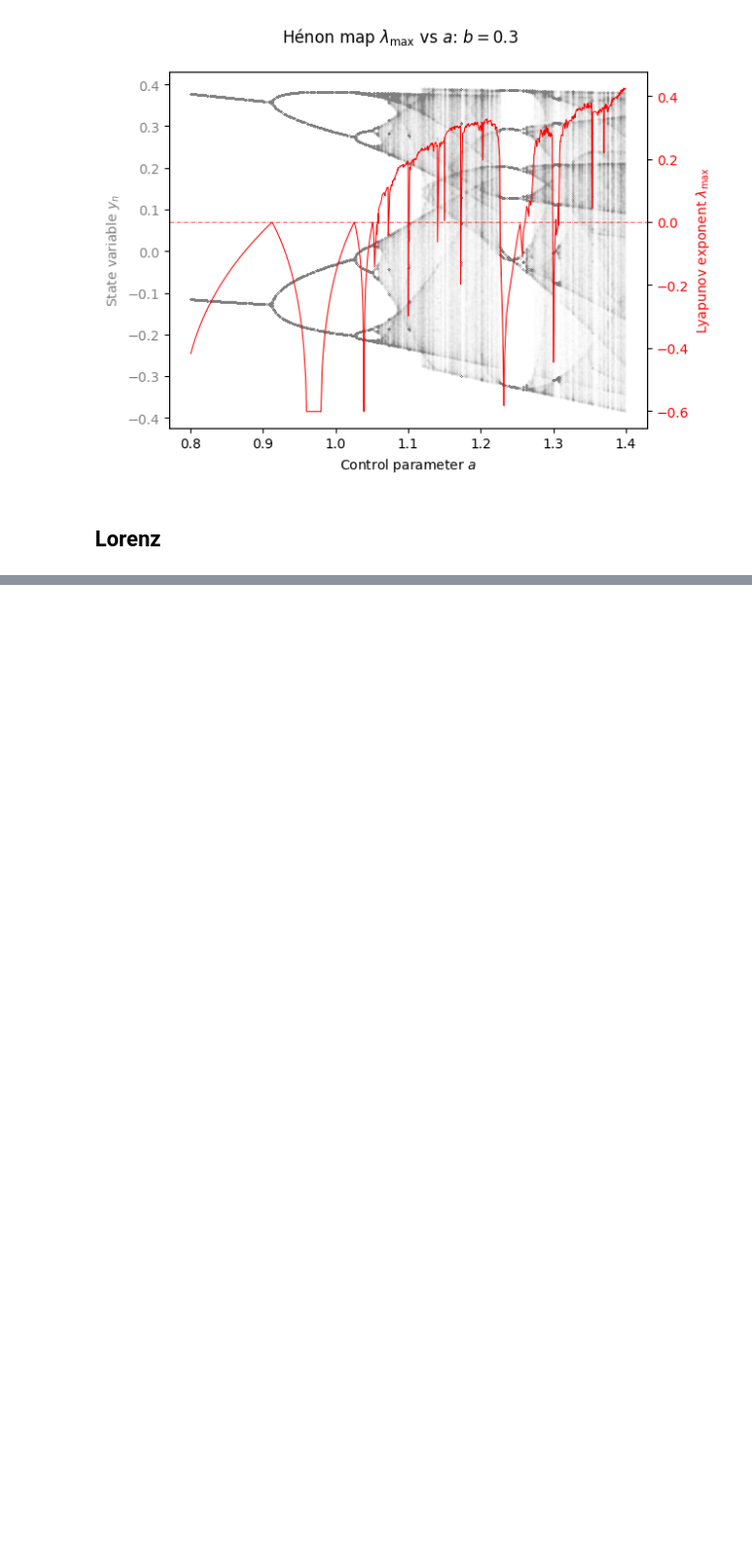
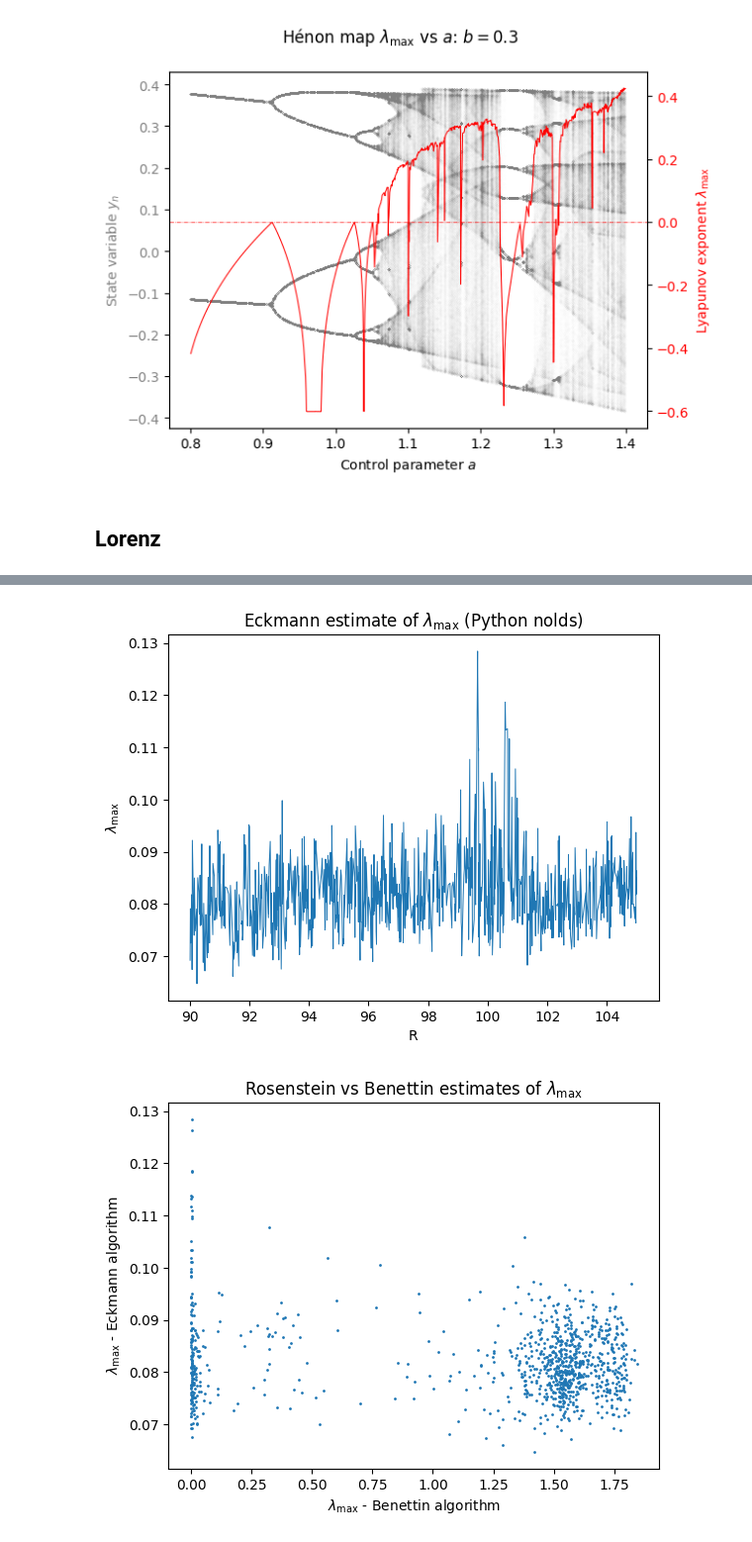
Before and after one commit to colinstephen/topological_divergences, a Jupyter notebook: chapter_figures.ipynb, the cells around one changed output, grey strips where cells are left out. Shown at 99% size. Saved outputs shown, nothing was run; the diff lists cells and outputs as text; code cells hidden in the pictures; blank space fills up the shorter version.

```diff
--- a/chapter_figures.ipynb
+++ b/chapter_figures.ipynb
@@ -272,0 +344,2 @@ plt.show()
+# %%
+lorenz_eckmann_estimates = [lyap_e(ts)[0] for ts in lorenz_trajectories]
@@ -272,0 +400,15 @@ plt.show()
+# %%
+plt.plot(lorenz_rho_values, lorenz_eckmann_estimates, lw=0.7)
+plt.xlabel("R")
+plt.ylabel("$\lambda_{\max}$")
+plt.title("Eckmann estimate of $\lambda_{\max}$ (Python nolds)")
+plt.show()
+
+plt.scatter(lorenz_lces, lorenz_eckmann_estimates, s=1)
+plt.xlabel("$\lambda_{\max}$ - Benettin algorithm")
+plt.ylabel("$\lambda_{\max}$ - Eckmann algorithm")
+plt.title("Rosenstein vs Benettin estimates of $\lambda_{\max}$")
+plt.show()
+# %% [output]
+[figure, added]
+[figure, added]
```
Also changed, not shown: parts of 25 cells of this notebook, 1 other file.
